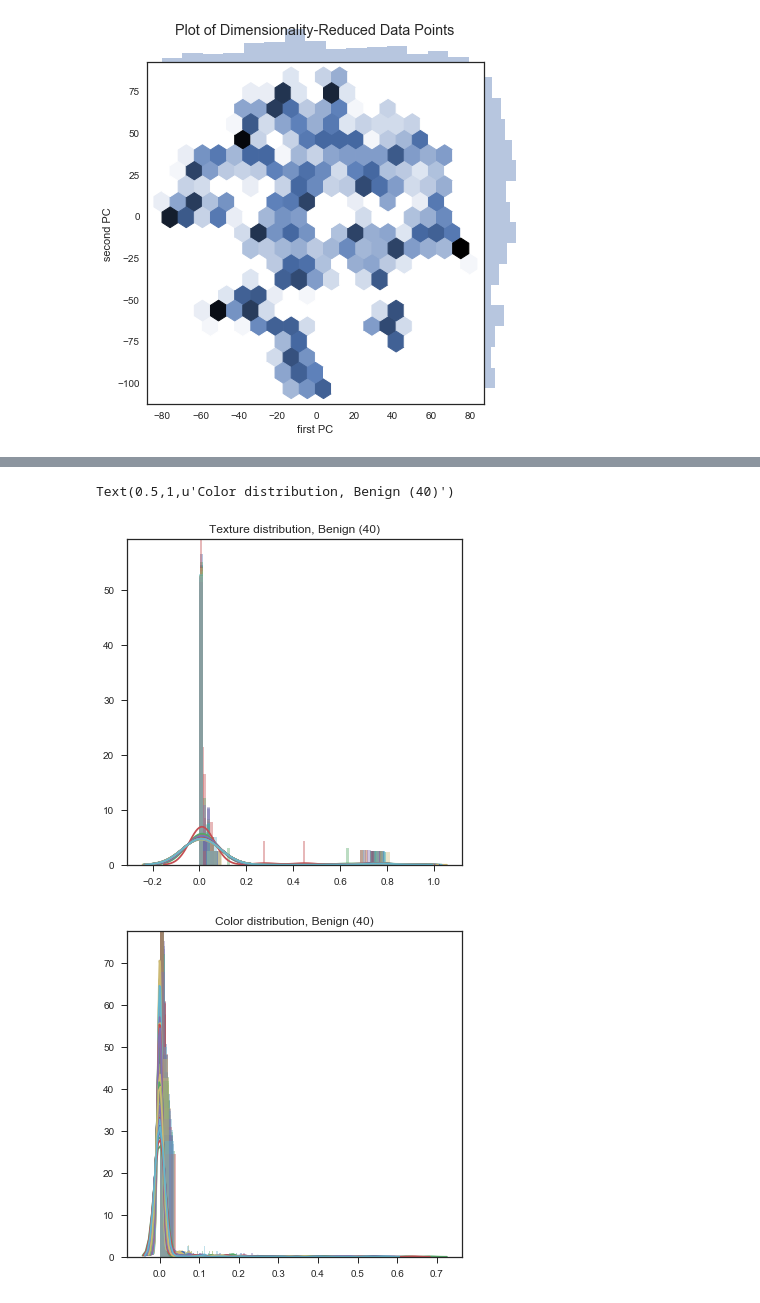
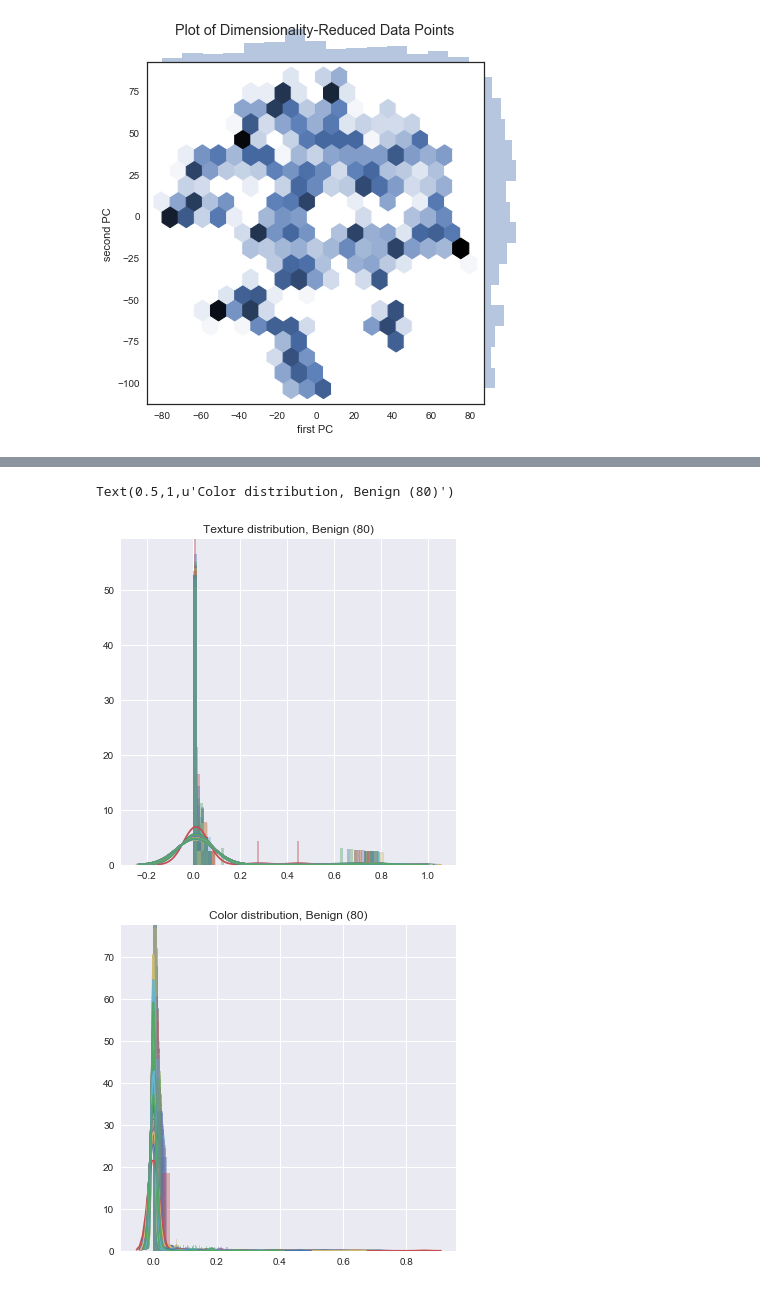
Before and after one commit to alexluuuu/team_279, a Jupyter notebook: Data Visualization.ipynb, the cells around one changed output, grey strips where cells are left out. Cells and saved outputs as stored; diff of their text form; code cells hidden in the pictures.

Commit message:
cleaned up some comments, added markdown to notebooks, finalized visualizations

```diff
--- a/Data Visualization.ipynb
+++ b/Data Visualization.ipynb
@@ -39,12 +42 @@ plt.scatter(mat[:,0],
 [figure]
-# %%
-sns.set_style('ticks')
-sns.lmplot('First PC',
-           'Second PC',
-           data=data,
-           fit_reg = False,
-            hue="z",
-            scatter_kws={"marker":"D", "s":10})
-plt.title('Plot of Dimensionality Reduced Data')
-plt.xlabel('First PC')
-plt.ylabel('Second PC')
@@ -55,7 +47,7 @@ textures = np.loadtxt("text_ft.csv", delimiter=',')
 colors = np.loadtxt("color_ft.csv", delimiter=',')
 # %%
 TOTAL_MAX = 1000
-EACH_MAX = 60
+EACH_MAX = 80
 MELANOMA = 1.0
 BENIGN = 0.0
 mel_indices = []
@@ -77,10 +69,10 @@ print len(ben_indices)
 plt.figure()
 for i in mel_indices:
     g = sns.distplot(textures[i])
-g.axes.set_title('Texture distribution, Melanomas (40)')
+g.axes.set_title('Texture distribution, Melanomas (80)')
 
 plt.figure()
 for i in mel_indices:
     g = sns.distplot(colors[i])
-g.axes.set_title('Color distribution, Melanomas (40)')
+g.axes.set_title('Color distribution, Melanomas (80)')
 # %% [output]
@@ -90,14 +82,14 @@ Text(0.5,1,u'Color distribution, Melanomas (40)')
 # %%
 plt.figure()
 for i in ben_indices:
     g = sns.distplot(textures[i])
-g.axes.set_title('Texture distribution, Benign (40)')
+g.axes.set_title('Texture distribution, Benign (80)')
 
 plt.figure()
 for i in ben_indices:
     g = sns.distplot(colors[i])
-g.axes.set_title('Color distribution, Benign (40)')
+g.axes.set_title('Color distribution, Benign (80)')
 # %% [output]
-Text(0.5,1,u'Color distribution, Benign (40)')
+Text(0.5,1,u'Color distribution, Benign (80)')
-[figure, old version]
+[figure, new version]
-[figure, old version]
+[figure, new version]
```
Also changed, not shown: parts of 13 cells of this notebook, 12 other files.
